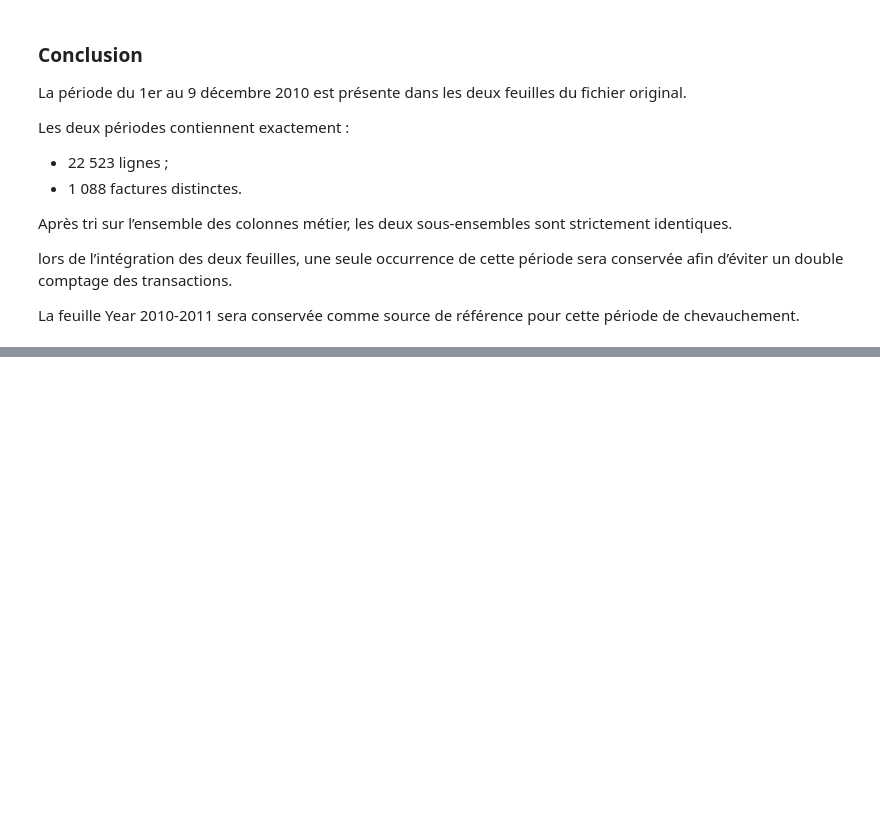
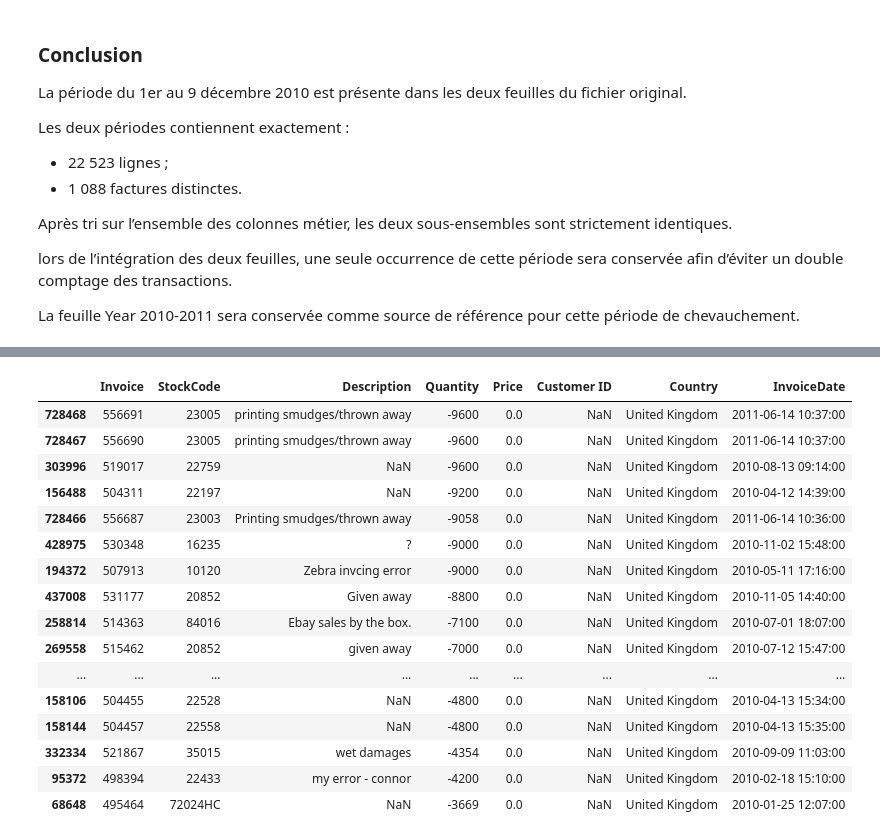
Before and after one commit to skygg-gg/customer_value_radar, a Jupyter notebook: notebooks/data_audit_quality.ipynb, the cells around one changed output, grey strips where cells are left out. Cells and saved outputs as stored; diff of their text form; code cells hidden in the pictures; blank space fills up the shorter version.

```diff
--- a/notebooks/data_audit_quality.ipynb
+++ b/notebooks/data_audit_quality.ipynb
@@ -412,0 +699,35 @@ La feuille Year 2010-2011 sera conservée comme source de référence pour cette
+# %%
+display(
+    negative_without_c_df[
+        [
+            "Invoice",
+            "StockCode",
+            "Description",
+            "Quantity",
+            "Price",
+            "Customer ID",
+            "Country",
+            "InvoiceDate"
+        ]
+    ]
+    .sort_values("Quantity")
+    .head(30)
+)
+# %% [output]
+|  | Invoice | StockCode | Description | Quantity | Price | Customer ID | Country | InvoiceDate |
+| 728468 | 556691 | 23005 | printing smudges/thrown away | -9600 | 0.0 | NaN | United Kingdom | 2011-06-14 10:37:00 |
+| 728467 | 556690 | 23005 | printing smudges/thrown away | -9600 | 0.0 | NaN | United Kingdom | 2011-06-14 10:37:00 |
+| 303996 | 519017 | 22759 | NaN | -9600 | 0.0 | NaN | United Kingdom | 2010-08-13 09:14:00 |
+| 156488 | 504311 | 22197 | NaN | -9200 | 0.0 | NaN | United Kingdom | 2010-04-12 14:39:00 |
+| 728466 | 556687 | 23003 | Printing smudges/thrown away | -9058 | 0.0 | NaN | United Kingdom | 2011-06-14 10:36:00 |
+| 428975 | 530348 | 16235 | ? | -9000 | 0.0 | NaN | United Kingdom | 2010-11-02 15:48:00 |
+| 194372 | 507913 | 10120 | Zebra invcing error | -9000 | 0.0 | NaN | United Kingdom | 2010-05-11 17:16:00 |
+| 437008 | 531177 | 20852 | Given away | -8800 | 0.0 | NaN | United Kingdom | 2010-11-05 14:40:00 |
+| 258814 | 514363 | 84016 | Ebay sales by the box. | -7100 | 0.0 | NaN | United Kingdom | 2010-07-01 18:07:00 |
+| 269558 | 515462 | 20852 | given away | -7000 | 0.0 | NaN | United Kingdom | 2010-07-12 15:47:00 |
+| ... | ... | ... | ... | ... | ... | ... | ... | ... |
+| 158106 | 504455 | 22528 | NaN | -4800 | 0.0 | NaN | United Kingdom | 2010-04-13 15:34:00 |
+| 158144 | 504457 | 22558 | NaN | -4800 | 0.0 | NaN | United Kingdom | 2010-04-13 15:35:00 |
+| 332334 | 521867 | 35015 | wet damages | -4354 | 0.0 | NaN | United Kingdom | 2010-09-09 11:03:00 |
+| 95372 | 498394 | 22433 | my error - connor | -4200 | 0.0 | NaN | United Kingdom | 2010-02-18 15:10:00 |
+| 68648 | 495464 | 72024HC | NaN | -3669 | 0.0 | NaN | United Kingdom | 2010-01-25 12:07:00 |
```
Also changed, not shown: parts of 15 cells of this notebook.
